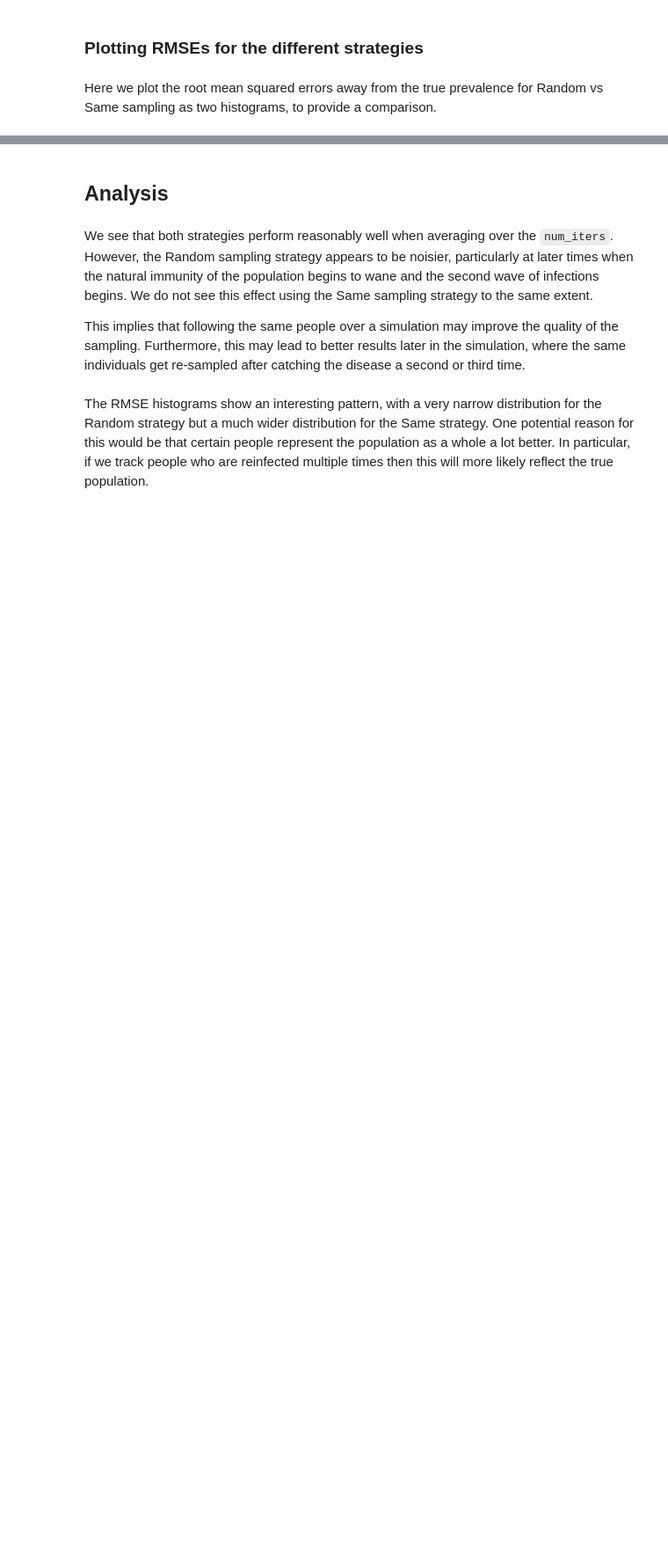
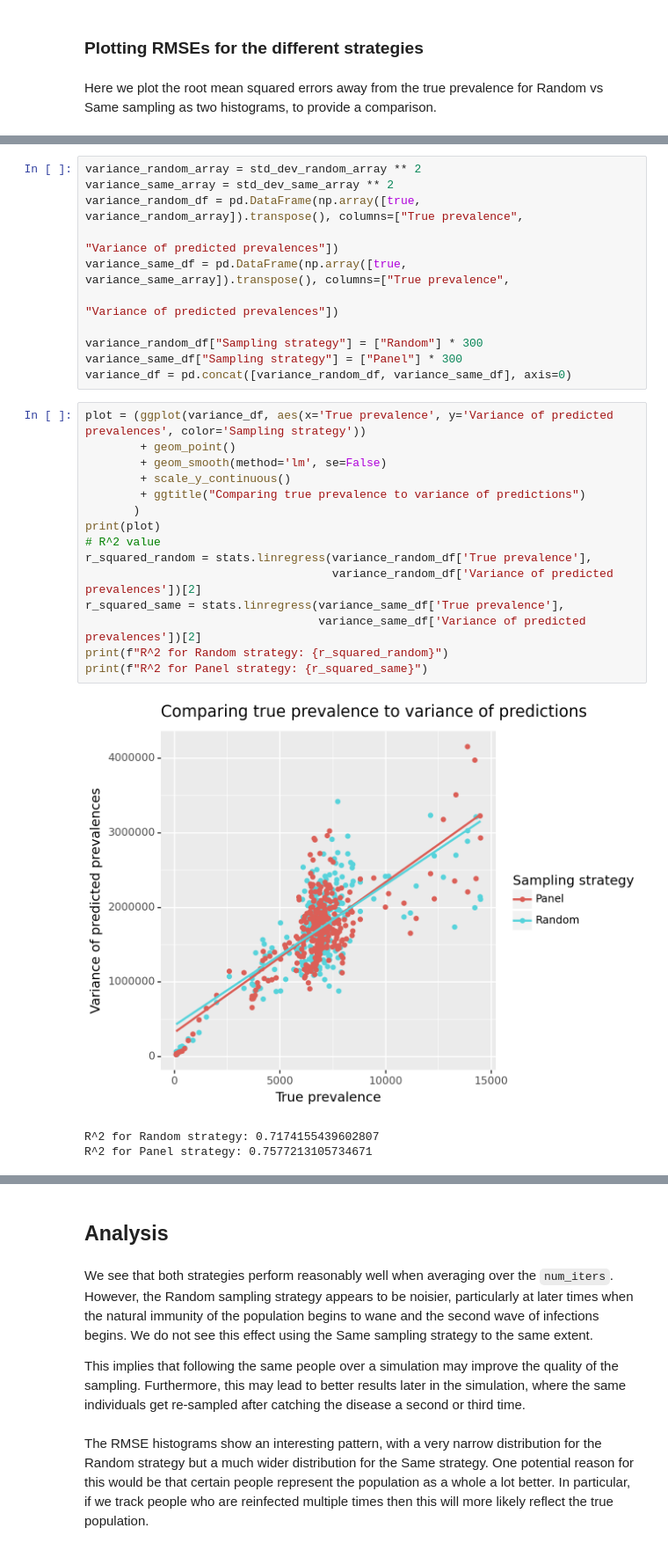
Before and after one commit to SABS-R3-Epidemiology/EpiOS, a Jupyter notebook: gibraltar_replacement_example/sampling.ipynb, the cells around one changed output, grey strips where cells are left out. Shown at 88% size. Saved outputs shown, nothing was run; the diff lists cells and outputs as text; blank space fills up the shorter version.

```diff
--- a/gibraltar_replacement_example/sampling.ipynb
+++ b/gibraltar_replacement_example/sampling.ipynb
@@ -239,0 +344,30 @@ rmse_df.plot.hist(bins=15, alpha=0.5)
+# %%
+variance_random_array = std_dev_random_array ** 2
+variance_same_array = std_dev_same_array ** 2
+variance_random_df = pd.DataFrame(np.array([true, variance_random_array]).transpose(), columns=["True prevalence",
+                                                                                                "Variance of predicted prevalences"])
+variance_same_df = pd.DataFrame(np.array([true, variance_same_array]).transpose(), columns=["True prevalence",
+                                                                                            "Variance of predicted prevalences"])
+
+variance_random_df["Sampling strategy"] = ["Random"] * 300
+variance_same_df["Sampling strategy"] = ["Panel"] * 300
+variance_df = pd.concat([variance_random_df, variance_same_df], axis=0)
+# %%
+plot = (ggplot(variance_df, aes(x='True prevalence', y='Variance of predicted prevalences', color='Sampling strategy'))
+        + geom_point()
+        + geom_smooth(method='lm', se=False)
+        + scale_y_continuous()
+        + ggtitle("Comparing true prevalence to variance of predictions")
+       )
+print(plot)
+# R^2 value
+r_squared_random = stats.linregress(variance_random_df['True prevalence'],
+                                    variance_random_df['Variance of predicted prevalences'])[2]
+r_squared_same = stats.linregress(variance_same_df['True prevalence'],
+                                  variance_same_df['Variance of predicted prevalences'])[2]
+print(f"R^2 for Random strategy: {r_squared_random}")
+print(f"R^2 for Panel strategy: {r_squared_same}")
+# %% [output]
+[figure, added]
+R^2 for Random strategy: 0.7174155439602807
+R^2 for Panel strategy: 0.7577213105734671
```
Also changed, not shown: parts of 20 cells of this notebook.
